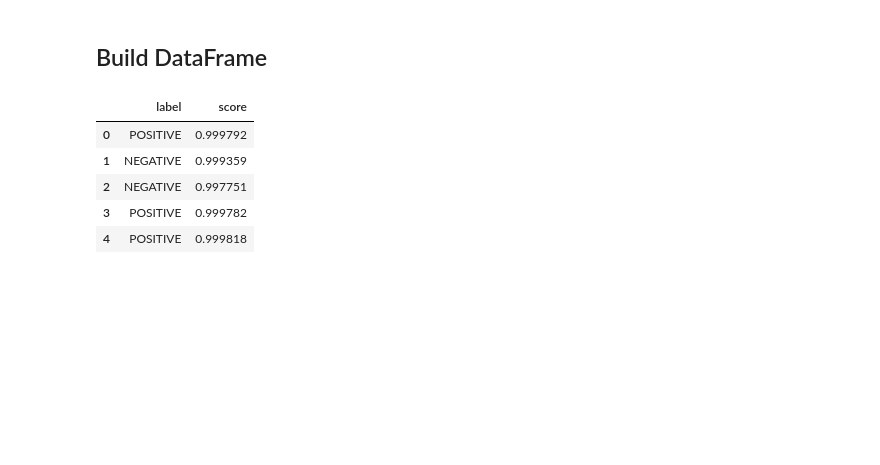
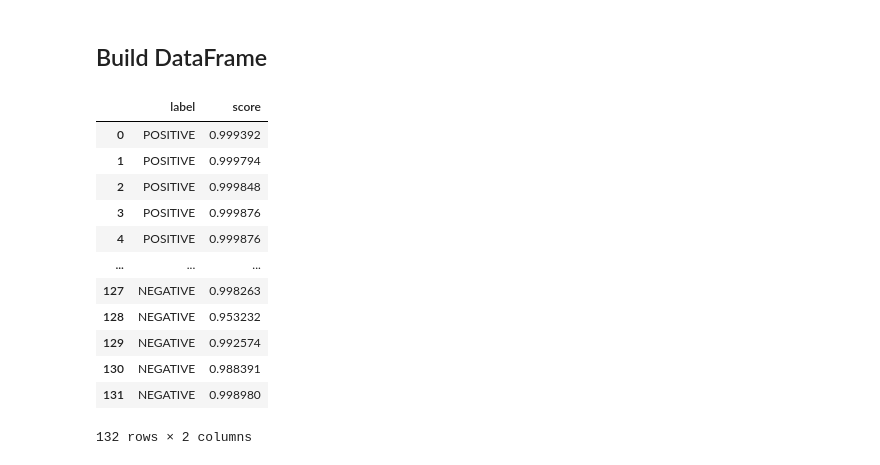
Before and after one commit to leah-apking/project3.1, a Jupyter notebook: PKE.ipynb, the cells around one changed output. Drawn from its saved outputs; the diff is of its cells as text; code cells hidden in the pictures; blank space fills up the shorter version.

```diff
--- a/PKE.ipynb
+++ b/PKE.ipynb
@@ -106,0 +254,38 @@ for n in range(len(nps_comments)):
+# %%
+sentimentlist5 = []
+
+ranklist5 = []
+phraselist5 = []
+scorelist5 = []
+
+def sentiment5(text):
+
+  sentiment_pipeline = pipeline("sentiment-analysis")
+
+  sentiments = sentiment_pipeline(text)
+
+  for s, data in enumerate(sentiments):
+
+    sentimentlist5.append(data)
+
+def pke_extract5(text):
+  extractor = pke.unsupervised.TopicRank()
+
+  extractor.load_document(input=text, language='en')
+
+  extractor.candidate_selection()
+
+  extractor.candidate_weighting()
+
+  keyphrases5 = extractor.get_n_best(n=5, stemming=False)
+
+  for i, (candidate, score) in enumerate(keyphrases5):
+
+    ranklist5.append(i)
+    phraselist5.append(candidate)
+    scorelist5.append(score)
+
+for n in range(len(nps_long)):
+    text = nps_long.iloc[n,1]
+    sentiment5(text)
+    pke_extract5(text)
@@ -202,12 +352,20 @@ Using a pipeline without specifying a model name and revision in production is n
 # %% [markdown]
 ## Build DataFrame
-# %%
-sentiment_df = pd.DataFrame(sentimentlist)
-sentiment_df.head()
-# %% [output]
-|  | label | score |
-| 0 | POSITIVE | 0.999792 |
-| 1 | NEGATIVE | 0.999359 |
-| 2 | NEGATIVE | 0.997751 |
-| 3 | POSITIVE | 0.999782 |
-| 4 | POSITIVE | 0.999818 |
+# %%
+df1 = pd.DataFrame(sentimentlist1)
+df3 = pd.DataFrame(sentimentlist3)
+df5 = pd.DataFrame(sentimentlist5)
+# %% [output]
+|  | label | score |
+| 0 | POSITIVE | 0.999392 |
+| 1 | POSITIVE | 0.999794 |
+| 2 | POSITIVE | 0.999848 |
+| 3 | POSITIVE | 0.999876 |
+| 4 | POSITIVE | 0.999876 |
+| ... | ... | ... |
+| 127 | NEGATIVE | 0.998263 |
+| 128 | NEGATIVE | 0.953232 |
+| 129 | NEGATIVE | 0.992574 |
+| 130 | NEGATIVE | 0.988391 |
+| 131 | NEGATIVE | 0.998980 |
+132 rows × 2 columns
```
Also changed, not shown: parts of 26 cells of this notebook.
